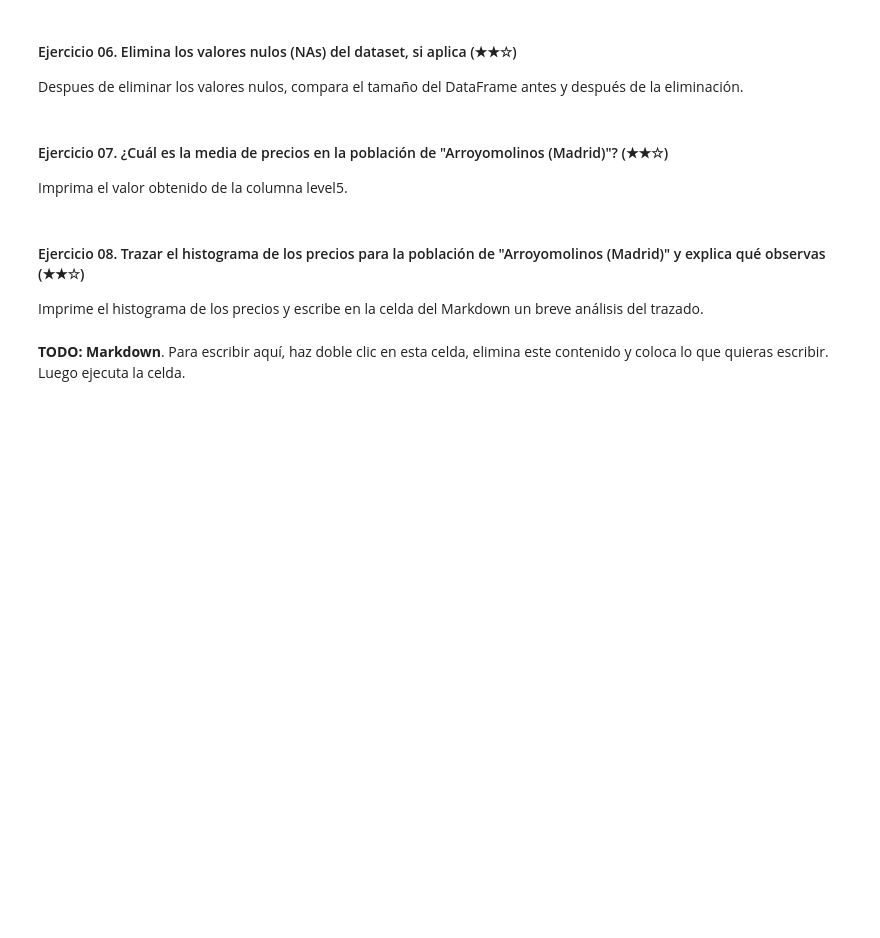
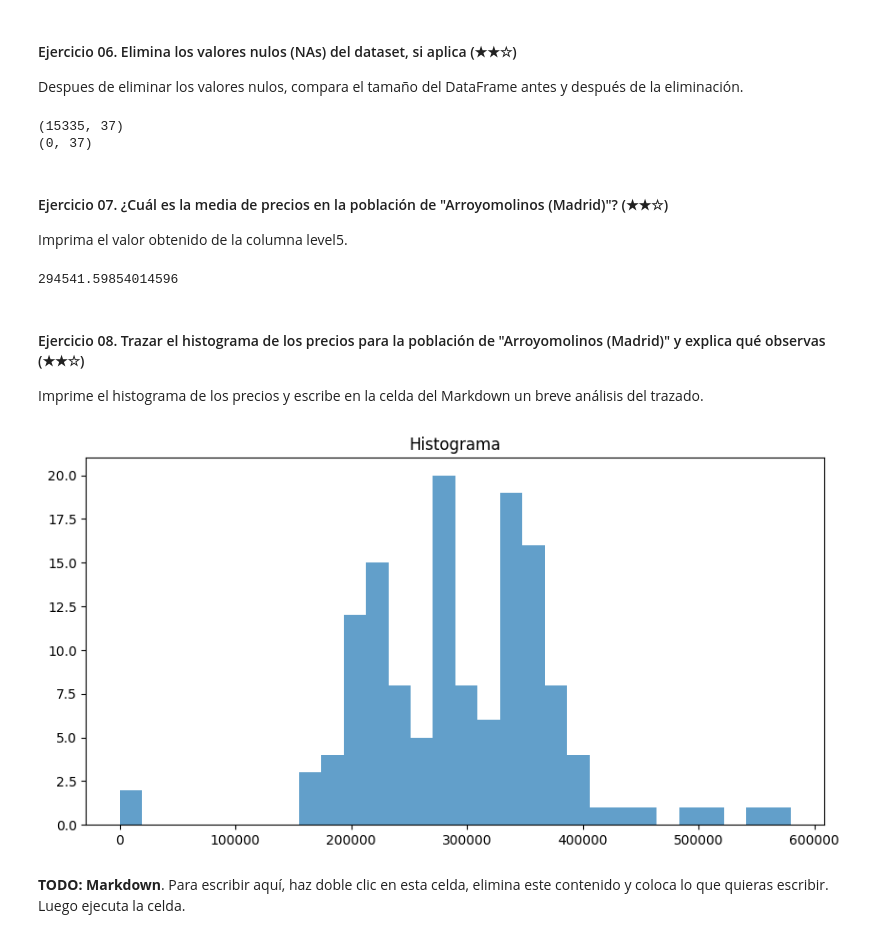
Before and after one commit to Finarosalina/data-clean-up-pandas-for-beginners-project, a Jupyter notebook: project.es.ipynb, the cells around one changed output. Cells and saved outputs as stored; diff of their text form; code cells hidden in the pictures; blank space fills up the shorter version.

```diff
--- a/project.es.ipynb
+++ b/project.es.ipynb
@@ -139,20 +196,38 @@ Imprima un booleano (`True` o `False`) para verificar si hay valores nulos segui
 
 Despues de eliminar los valores nulos, compara el tamaño del DataFrame antes y después de la eliminación.
 # %%
-# TODO
+ds = pd.read_csv('assets/real_estate.csv', sep=';')
+print(ds.shape)
+ds_limpio=ds.dropna()
+print(ds_limpio.shape)
+# %% [output]
+(15335, 37)
+(0, 37)
 # %% [markdown]
 #### Ejercicio 07. ¿Cuál es la media de precios en la población de "Arroyomolinos (Madrid)"? (★★☆)
 
 Imprima el valor obtenido de la columna level5.
 # %%
-# TODO
+precios_Arroyo=ds[ds['level5']=="Arroyomolinos (Madrid)"]
+media_arroyo=precios_Arroyo['price'].mean()
+print(media_arroyo)
+# %% [output]
+294541.59854014596
 # %% [markdown]
 #### Ejercicio 08. Trazar el histograma de los precios para la población de "Arroyomolinos (Madrid)" y explica qué observas (★★☆)
 
 Imprime el histograma de los precios y escribe en la celda del Markdown un breve análisis del trazado.
 # %%
 import matplotlib.pyplot as plt
+precios_Arroyo=ds[ds['level5']=="Arroyomolinos (Madrid)"]
+data=precios_Arroyo['price']
+plt.figure(figsize = (10, 5))
 
-# Trazar el histograma de precios
+plt.hist(data, bins = 30, alpha = 0.7)
+
+plt.title("Histograma")
+plt.show()
+# %% [output]
+[figure, added]
 # %% [markdown]
 **TODO: Markdown**. Para escribir aquí, haz doble clic en esta celda, elimina este contenido y coloca lo que quieras escribir. Luego ejecuta la celda.
```
Also changed, not shown: parts of 11 cells of this notebook.
